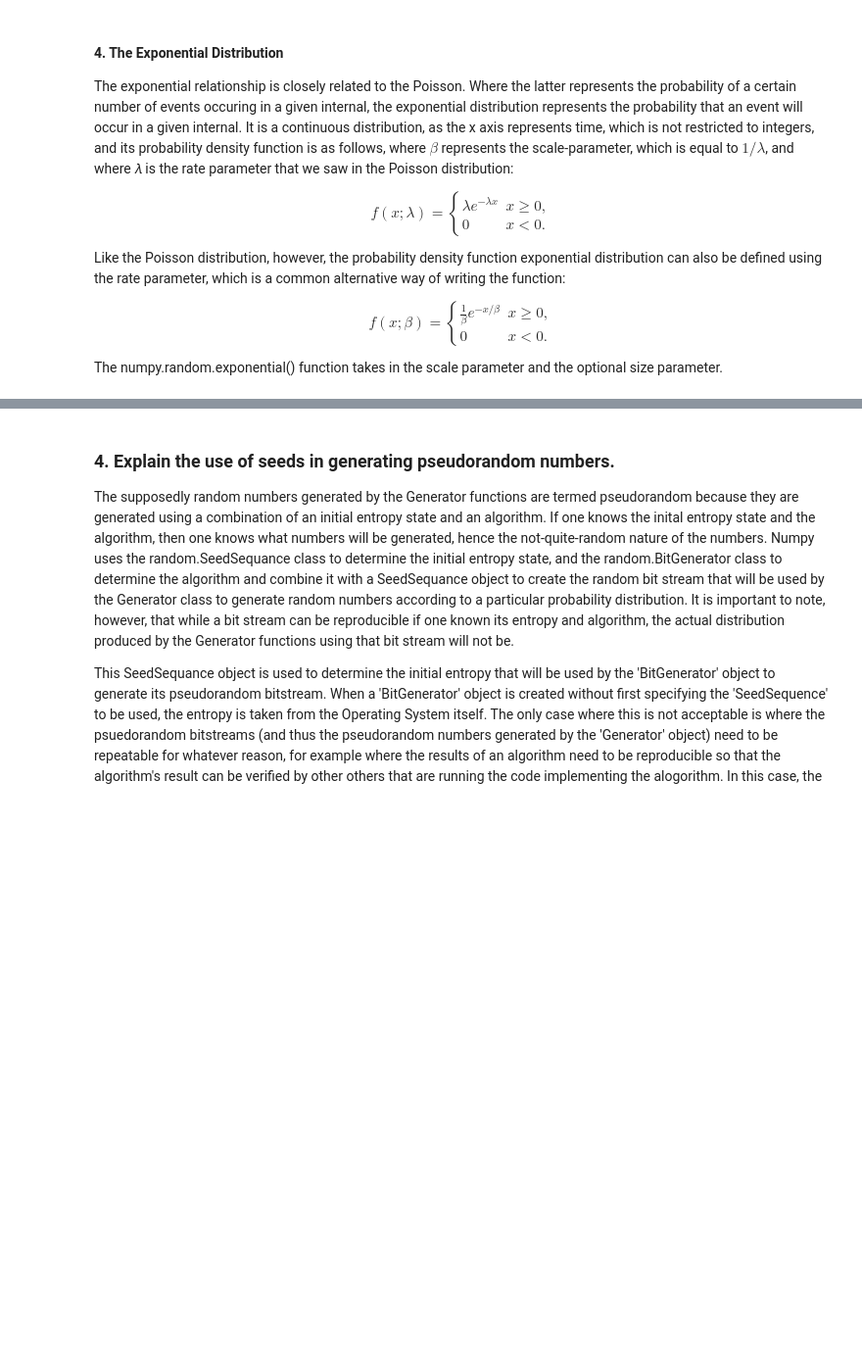
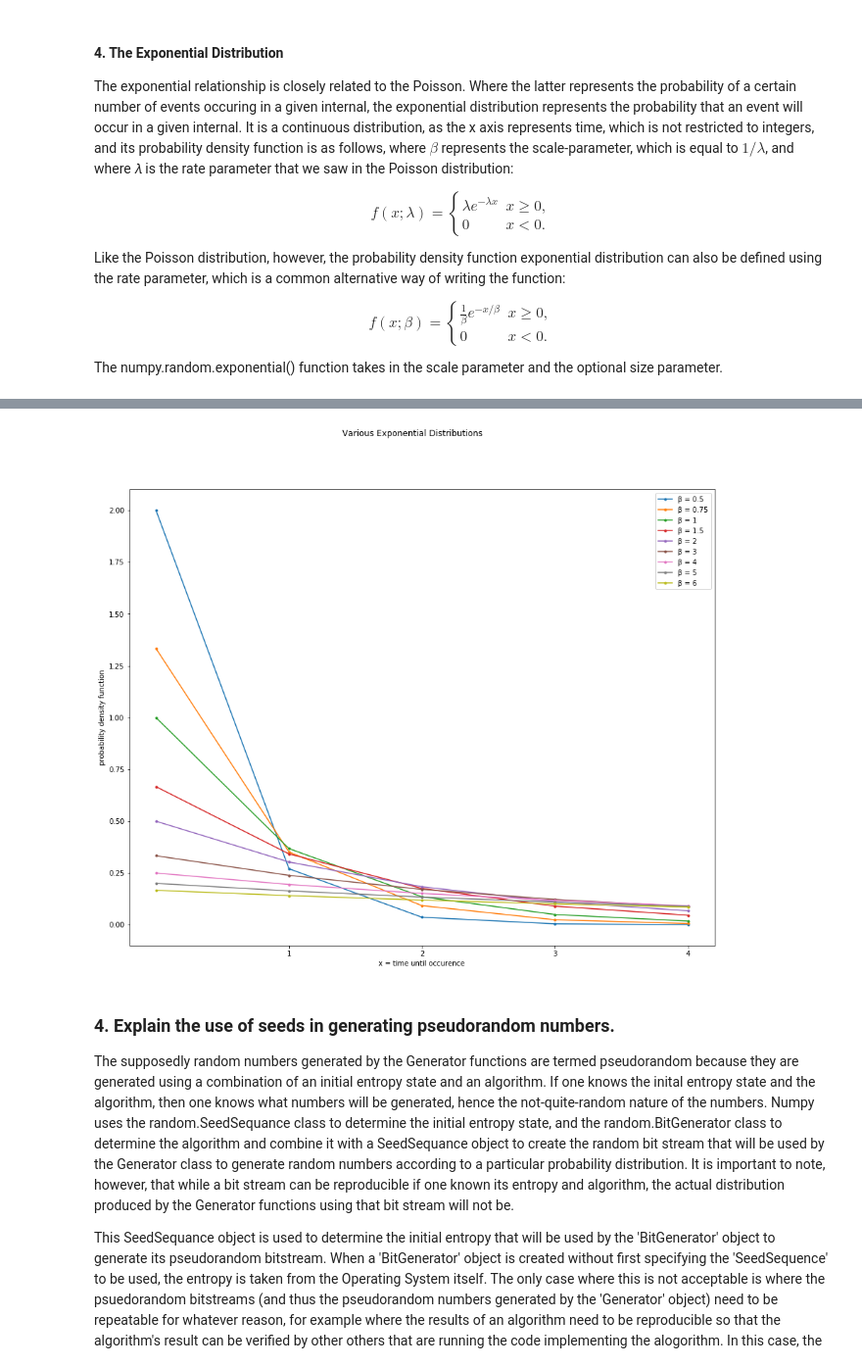
Before and after one commit to ashleycampion/GMIT_Programming_for_data_analysis_Assignment, a Jupyter notebook: Programming for Data Analysis - Assignment.ipynb, the cells around one changed output, grey strips where cells are left out. Shown: that part at 98% size. Drawn from its saved outputs; the diff is of its cells as text; code cells hidden in the pictures; blank space fills up the shorter version.

```diff
--- a/Programming for Data Analysis - Assignment.ipynb
+++ b/Programming for Data Analysis - Assignment.ipynb
@@ -540,3 +551,17 @@ plt.show()
+# %%
+plt.figure(figsize=(15,12))
+plt.xlabel("x = time until occurence")
+plt.ylabel("probability density function")
+plt.xticks(range(1,10), range(1,10))
+ks = [0.5,0.75,1,1.5,2,3,4,5,6]
+colors = ["tab:blue", "tab:orange", "tab:green", "tab:red", "tab:purple", "tab:brown", "tab:pink", "tab:grey", "tab:olive", "tab:cyan"]
+for k, color in zip(ks, colors):
+    plt.plot(np.arange(5), ss.expon.pdf(np.arange(5), scale=k), linestyle='-', marker='o', ms="3", color=color, label=f"β = {k}")
+    plt.suptitle("Various Exponential Distributions")
+    plt.legend()
+plt.show()
+# %% [output]
+[figure, added]
 # %% [markdown]
 ### 4. Explain the use of seeds in generating pseudorandom numbers.
 
```
Also changed, not shown: parts of 16 cells of this notebook.
